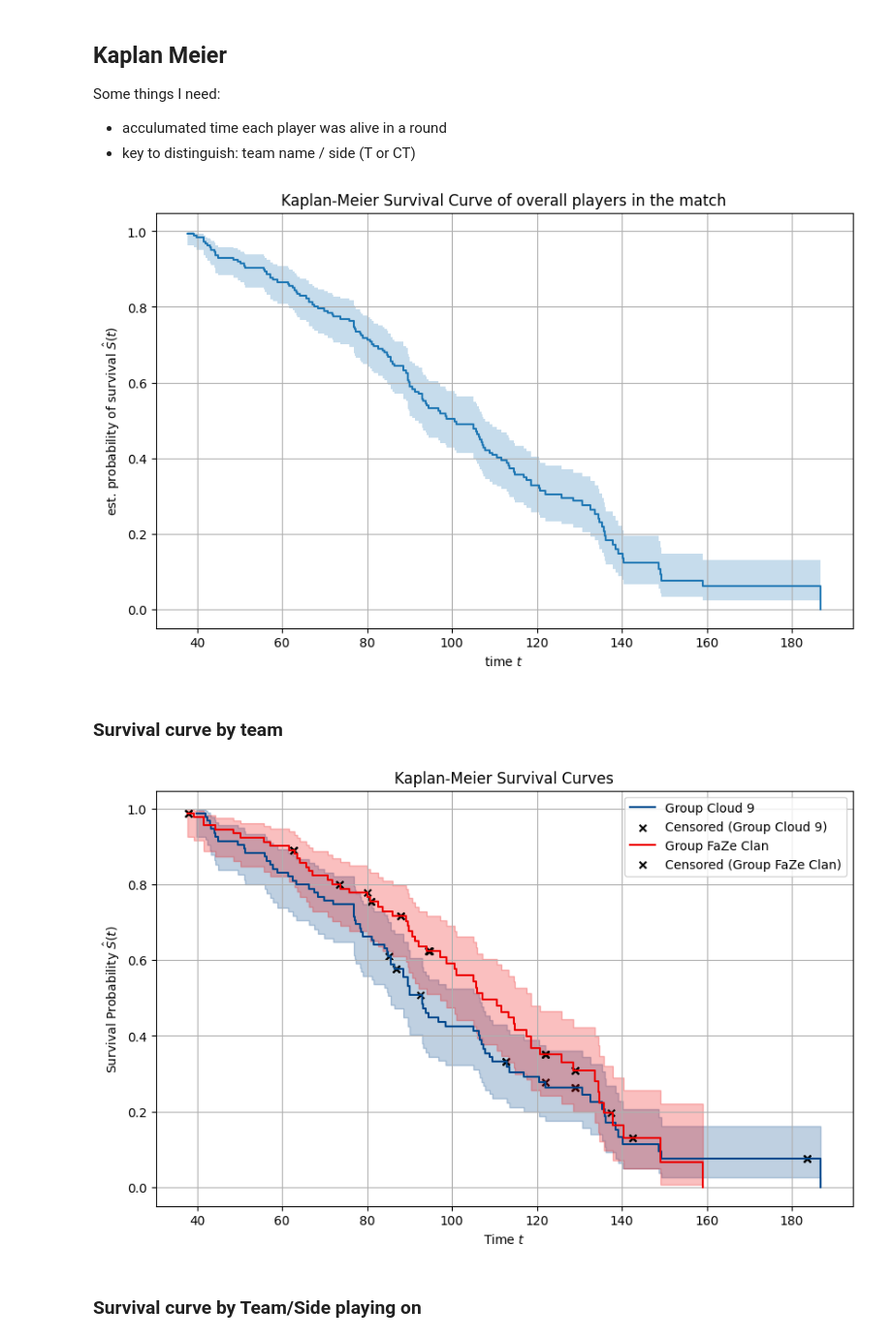
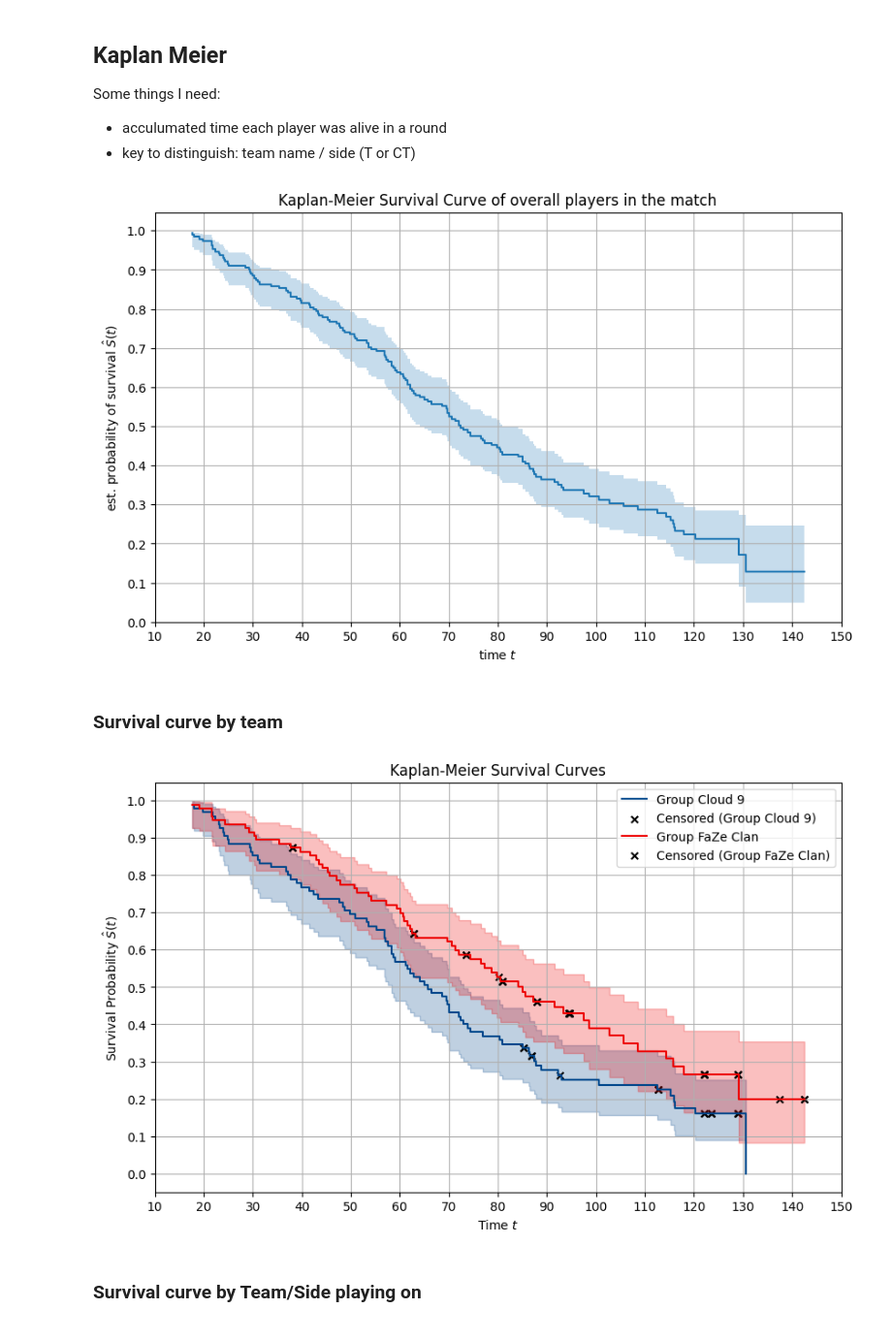
Before and after one commit to dickinsonmatt/counter-strike, a Jupyter notebook: survival_analysis.ipynb, the cells around one changed output. Shown at 97% size. Saved outputs shown, nothing was run; the diff lists cells and outputs as text; code cells hidden in the pictures.

Commit message:
fixing times and start AFT

```diff
--- a/survival_analysis.ipynb
+++ b/survival_analysis.ipynb
@@ -41,6 +41,19 @@ rounds = dem.rounds
 
 # creating how long a player could be alive for on a given round
 rounds['round_length'] = dem.rounds['official_end'] - dem.rounds['freeze_end']
+
+import numpy as np
+# the last round before the half (and presumbaly also round 24 have an extra minute of play time)
+rounds['round_length'] = np.select(
+    [
+        (rounds['round'] == 12)
+    ],
+    [
+        rounds['round_length'] - (60*64)
+    ],
+    default=rounds['round_length']
+)
+
 rounds['round_length_seconds'] = rounds['round_length']/64
 
 # rounds[['round', 'round_length_seconds']]
@@ -57,7 +70,7 @@ kills = dem.kills
 base_info = dem.events['player_team'][['user_name', 'user_team_clan_name']]
 
 # record of when people are eliminated
-death_info = kills[['victim_name', 'victim_team_name',  'round' ,'ticks_since_round_start']].rename(columns = {'victim_name':'user_name'})
+death_info = kills[['victim_name', 'victim_team_name',  'round' ,'ticks_since_freeze_time_end']].rename(columns = {'victim_name':'user_name'})
 
 # simple function to repeat the base information as many times as there are rows
 def repeat_dataframe(df, n):
@@ -77,7 +90,7 @@ death_info = death_info.set_index(['round', 'user_name'])
 survival_info = blank_info.join(death_info)
 
 # create time in seconds
-survival_info['seconds'] = survival_info['ticks_since_round_start']/64
+survival_info['seconds'] = survival_info['ticks_since_freeze_time_end']/64
 
 # censor information
 # if there is NOT a time, then they survived and are a 0
@@ -109,16 +122,22 @@ time, survival_prob, conf_int = kaplan_meier_estimator(
     survival_data["died"], survival_data["seconds"], conf_type="log-log"
 )
 
+y_ticks = [x/100 for x in range(0, 110, 10)]
+x_ticks = [x for x in range(0, 170, 10)]
+
 plt.title("Kaplan-Meier Survival Curve of overall players in the match")
 plt.step(time, survival_prob, where="post")
 plt.fill_between(time, conf_int[0], conf_int[1], alpha=0.25, step="post")
 plt.ylabel(r"est. probability of survival $\hat{S}(t)$")
 plt.grid(True)
 plt.xlabel("time $t$")
+plt.yticks(y_ticks)
+plt.xticks(x_ticks)
+plt.xlim(10, 150)
 plt.savefig('survival_curves/overall_survival_curve.png')
 plt.show()
 # %% [output]
-[figure, old version]
+[figure, new version]
 # %% [markdown]
 ### Survival curve by team
 # %%
@@ -134,34 +153,37 @@ for i, group in enumerate(survival_data['user_team_clan_name'].unique()):
     group_data = survival_data[survival_data['user_team_clan_name'] == group]
 
     # Compute Kaplan-Meier estimator
     time, survival_prob, conf_int = kaplan_meier_estimator(
         group_data['died'],
         group_data['seconds'],
         conf_type="log-log"
     )
 
     # Plot the survival curve
     plt.step(time, survival_prob, where="post", label=f"Group {group}", color = lancet_palette[i % len(lancet_palette)])
 
     # Add confidence intervals
     plt.fill_between(time, conf_int[0], conf_int[1], alpha=0.25, step="post", color = lancet_palette[i % len(lancet_palette)])
 
     # Add censored points
     censored_times = group_data[group_data['died'] == False]['seconds']
     censored_survival = [survival_prob[np.searchsorted(time, t, side="right") - 1] for t in censored_times]
     plt.scatter(censored_times, censored_survival,
                 color="black", s=30, marker = "x", label=f"Censored (Group {group})")
 
 # Customize the plot
 plt.title("Kaplan-Meier Survival Curves")
 plt.xlabel("Time $t$")
 plt.ylabel("Survival Probability $\hat{S}(t)$")
 plt.legend()
 plt.grid(True)
+plt.yticks(y_ticks)
+plt.xticks(x_ticks)
+plt.xlim(10, 150)
 plt.savefig('survival_curves/survival_by_team.png')
 plt.show()
 # %% [output]
-[figure, old version]
+[figure, new version]
 # %% [markdown]
 ### Survival curve by Team/Side playing on
 # %%
```
Also changed, not shown: parts of 5 cells of this notebook, 5 other files.
